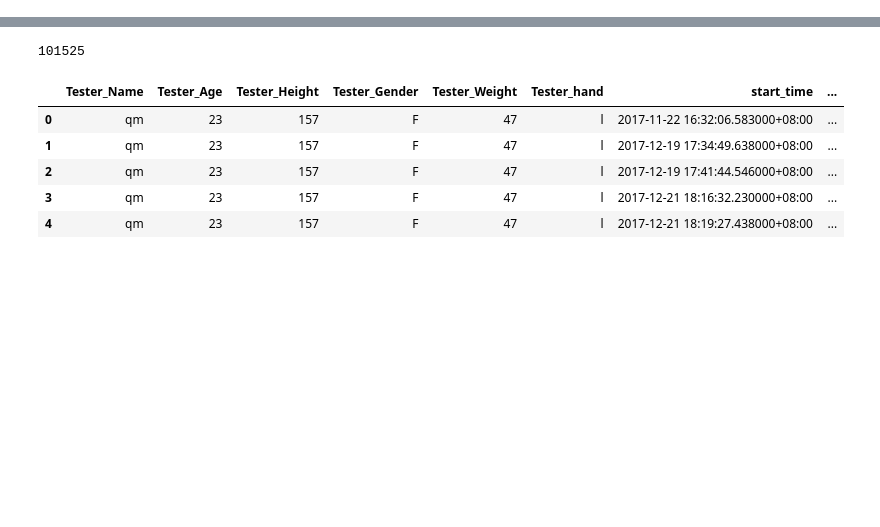
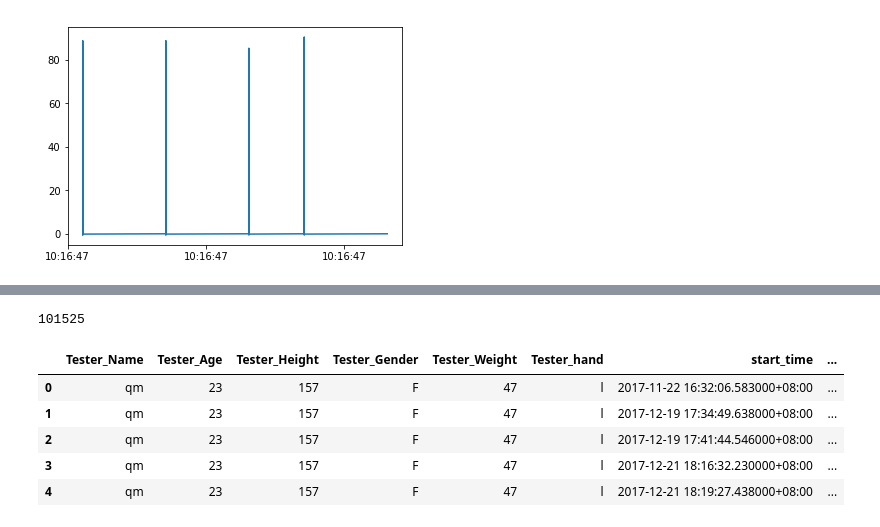
Before and after one commit to iamqingmei/Gesture-Prediction, a Jupyter notebook: src/pre-processing/Analysis.ipynb, the cells around one changed output, grey strips where cells are left out. Cells and saved outputs as stored; diff of their text form; code cells hidden in the pictures; blank space fills up the shorter version.

```diff
--- a/src/pre-processing/Analysis.ipynb
+++ b/src/pre-processing/Analysis.ipynb
@@ -30,0 +50,5 @@ Counter({0.0: 41582, 1.0: 31404, 2.0: 28539, 4.0: 26467})
+# %%
+plt.plot(pd.to_datetime(user0.TIMESTAMP)[:20], user0.VALUES1[0:20])
+plt.show()
+# %% [output]
+[figure, added]
```
Also changed, not shown: parts of 7 cells of this notebook, 1 other file.
